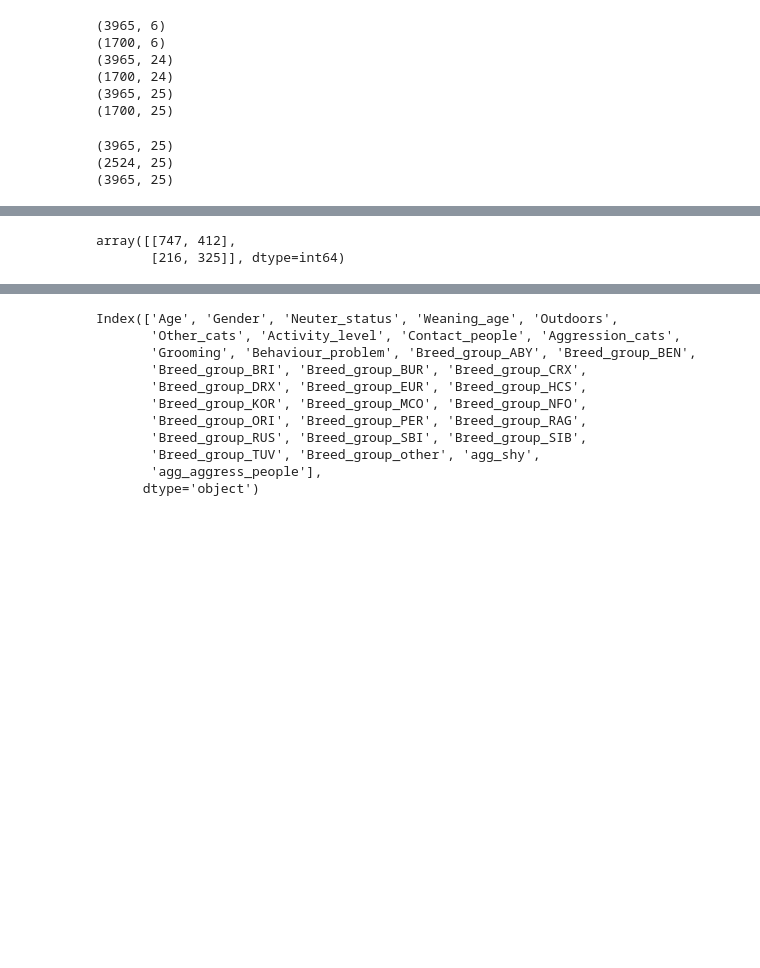
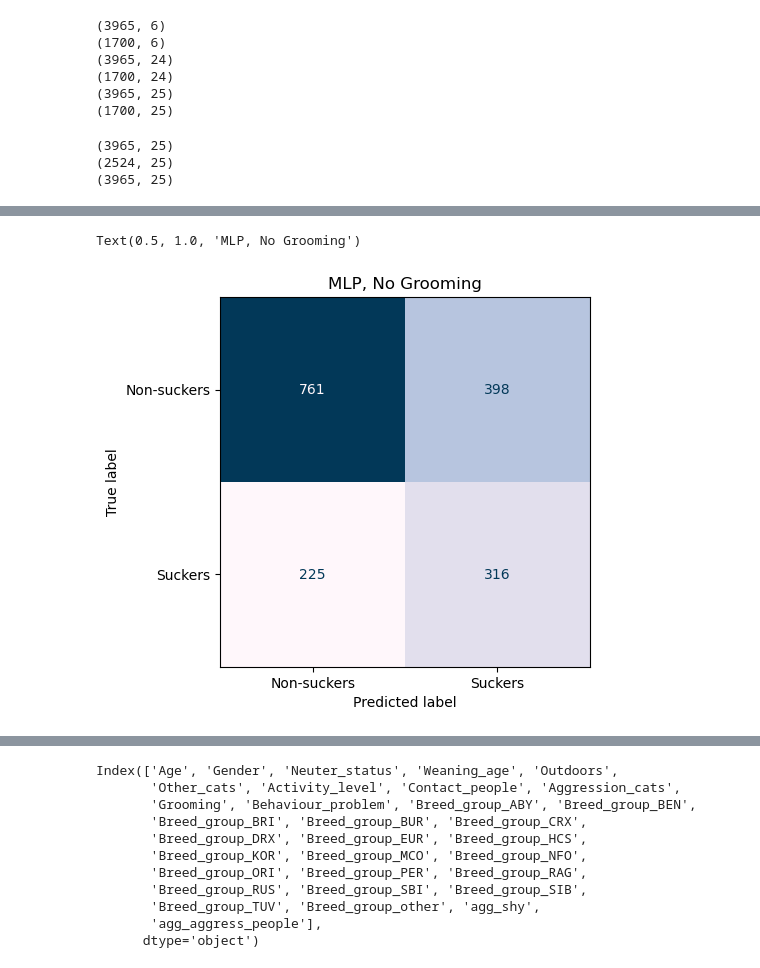
Before and after one commit to GwenToves/Cat-pstone-2, a Jupyter notebook: Notebooks/new_preprocessing_modeling.ipynb, the cells around one changed output, grey strips where cells are left out. Saved outputs shown, nothing was run; the diff lists cells and outputs as text; code cells hidden in the pictures; blank space fills up the shorter version.

```diff
--- a/Notebooks/new_preprocessing_modeling.ipynb
+++ b/Notebooks/new_preprocessing_modeling.ipynb
@@ -685,14 +714,14 @@ X_resampled_rus_ng, y_resampled_rus_ng = rus.fit_resample(X_train_scaled_encoded
 (1700, 24)
 (3965, 25)
 (1700, 25)
-# %%
-print(X_train_scaled_encoded_ng.shape)
-print(X_resampled_rus_ng.shape)
-print(X_train_scaled_encoded.shape)
-# %% [output]
-(3965, 25)
-(2524, 25)
-(3965, 25)
+# %%
+print(X_train_scaled_encoded_ng.shape)
+print(X_resampled_rus_ng.shape)
+print(X_train_scaled_encoded.shape)
+# %% [output]
+(3965, 25)
+(2524, 25)
+(3965, 25)
 # %%
 # RUS 64 adam scaled no grooming
 model11 = create_mlp(64, 'adam', X_resampled_rus_ng)
@@ -703,6 +732,9 @@ y_pred = np.round(y_pred).astype(int)
 
 cm = confusion_matrix(y_test, y_pred)
 add_to_master("no groom, RUS, 64, adam", y_test, y_pred)
-cm
+
+disp = ConfusionMatrixDisplay(confusion_matrix=cm, display_labels=['Non-suckers', 'Suckers'])
+disp.plot(colorbar=False, cmap='PuBu')
+plt.title('MLP, No Grooming')
 # %% [output]
 Epoch 1/10
@@ -725,5 +757,5 @@ Epoch 10/10
-array([[747, 412],
-       [216, 325]], dtype=int64)
+Text(0.5, 1.0, 'MLP, No Grooming')
+[figure, added]
 # %%
 master_scores.sort_values('Recall', ascending=False).head()
 # %% [output]
```
Also changed, not shown: parts of 57 cells of this notebook, 2 other files.
